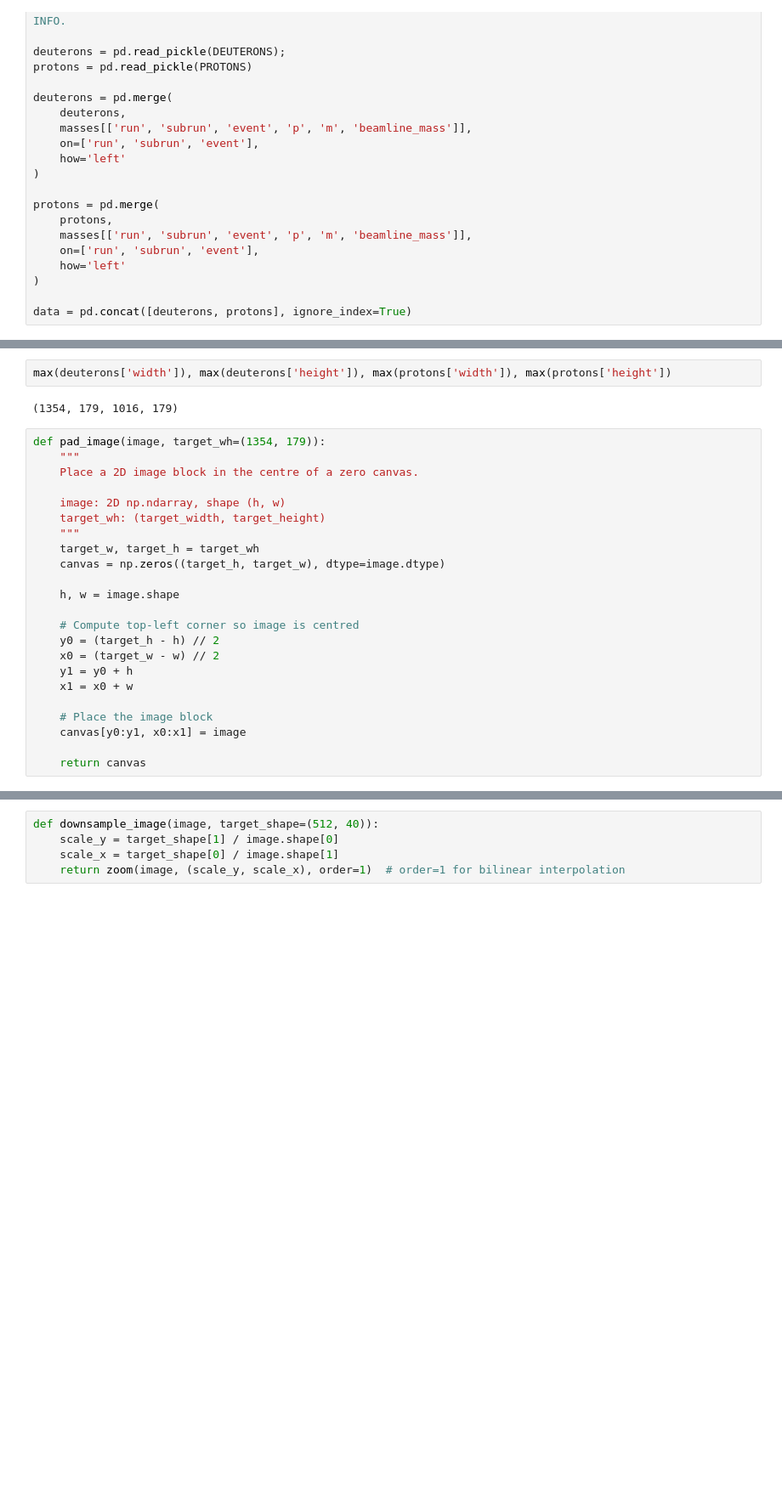
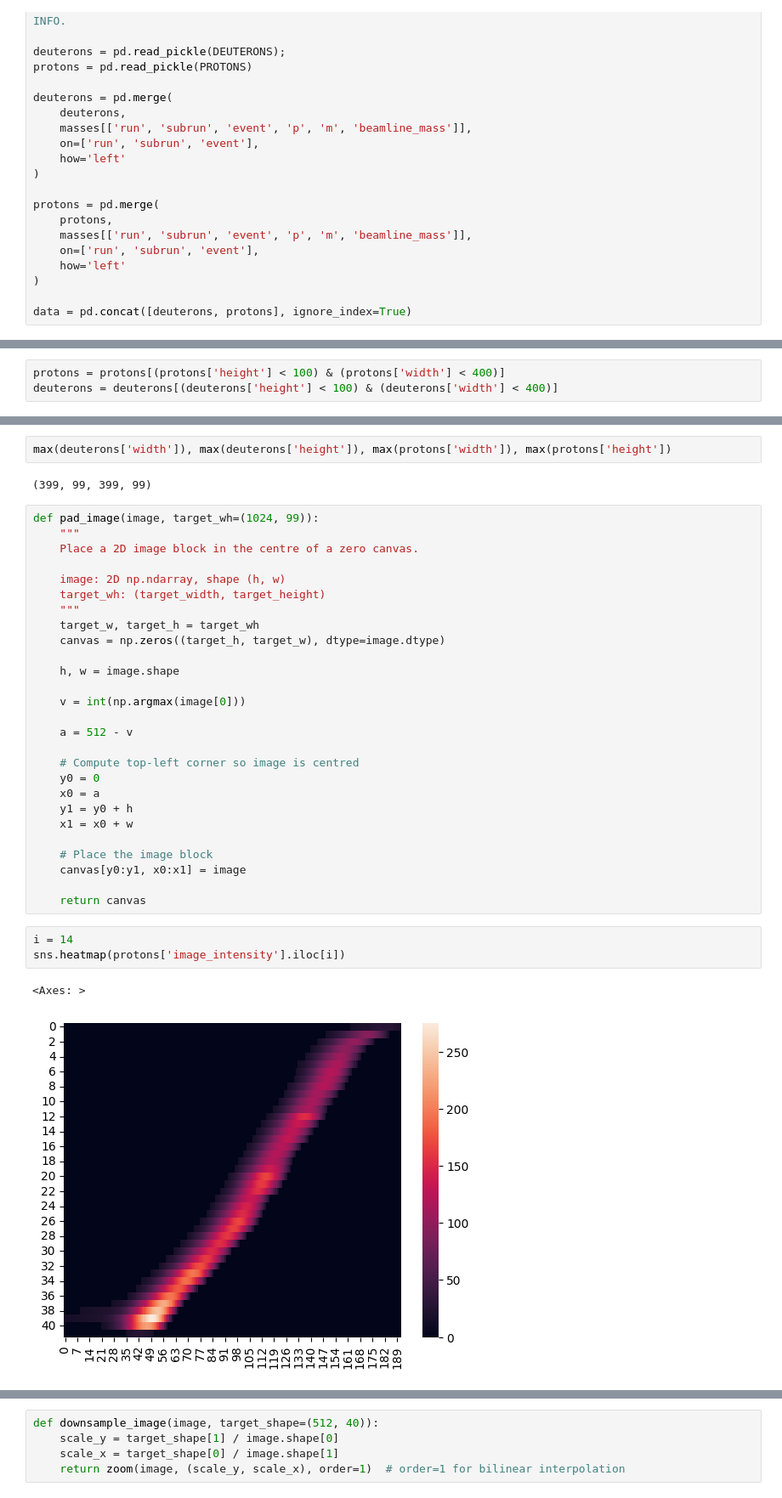
Before and after one commit to mohummudh/proton-deuteron, a Jupyter notebook: notebooks/autoencoder/anomaly.ipynb, the cells around one changed output, grey strips where cells are left out. Shown at 85% size. Drawn from its saved outputs; the diff is of its cells as text; blank space fills up the shorter version.

Commit message:
same vertex for all images
- less info for autoencoder to worry about

```diff
--- a/notebooks/autoencoder/anomaly.ipynb
+++ b/notebooks/autoencoder/anomaly.ipynb
@@ -39,3 +43,6 @@ data = pd.concat([deuterons, protons], ignore_index=True)
+# %%
+protons = protons[(protons['height'] < 100) & (protons['width'] < 400)]
+deuterons = deuterons[(deuterons['height'] < 100) & (deuterons['width'] < 400)]
 # %%
 protons.shape, deuterons.shape
 # %% [output]
@@ -43,9 +50,9 @@ protons.shape, deuterons.shape
 # %%
 max(deuterons['width']), max(deuterons['height']), max(protons['width']), max(protons['height'])
 # %% [output]
-(1354, 179, 1016, 179)
+(399, 99, 399, 99)
 # %%
-def pad_image(image, target_wh=(1354, 179)):
+def pad_image(image, target_wh=(1024, 99)):
     """
     Place a 2D image block in the centre of a zero canvas.
 
@@ -57,9 +64,13 @@ def pad_image(image, target_wh=(1354, 179)):
 
     h, w = image.shape
 
+    v = int(np.argmax(image[0]))
+
+    a = 512 - v
+
     # Compute top-left corner so image is centred
-    y0 = (target_h - h) // 2
-    x0 = (target_w - w) // 2
+    y0 = 0
+    x0 = a
     y1 = y0 + h
     x1 = x0 + w
 
@@ -67,3 +78,9 @@ def pad_image(image, target_wh=(1354, 179)):
     canvas[y0:y1, x0:x1] = image
 
     return canvas
+# %%
+i = 14
+sns.heatmap(protons['image_intensity'].iloc[i])
+# %% [output]
+<Axes: >
+[figure, added]
```
Also changed, not shown: parts of 13 cells of this notebook.
